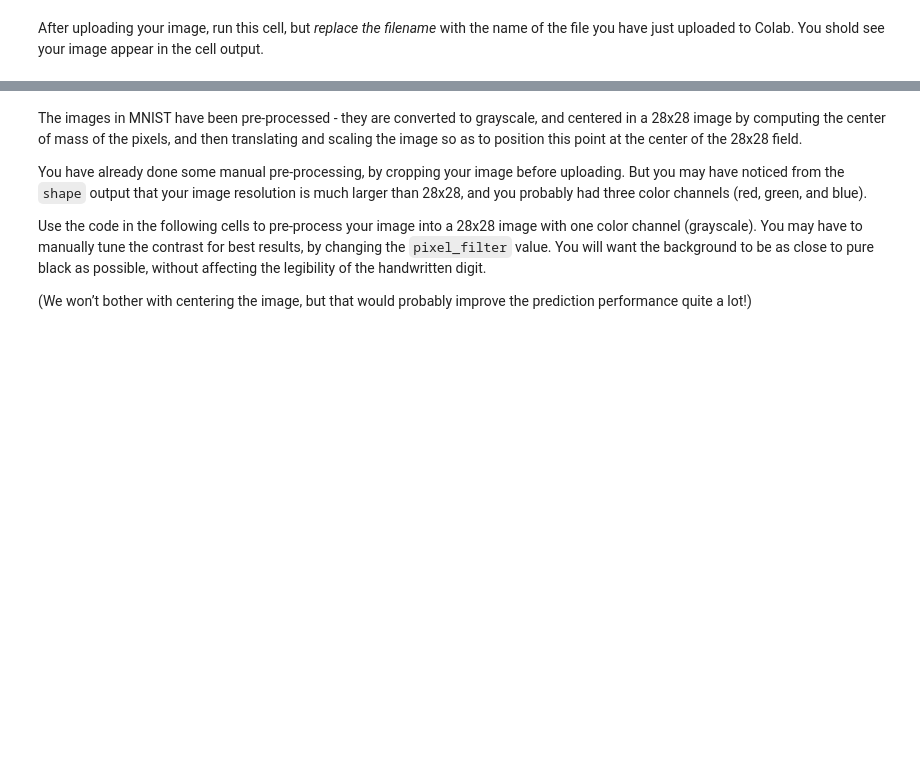
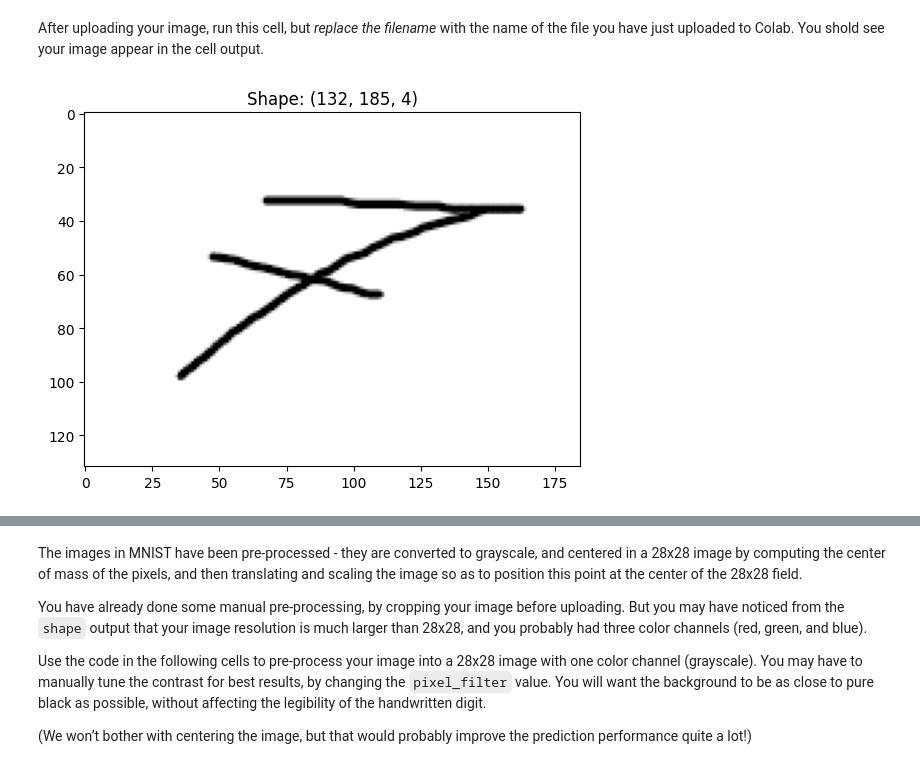
Before and after one commit to ZoeMcFife/5AHITM, a Jupyter notebook: INSY/Colab/#2025-02-27#/digits.ipynb, the cells around one changed output, grey strips where cells are left out. Cells and saved outputs as stored; diff of their text form; code cells hidden in the pictures; blank space fills up the shorter version.

```diff
--- a/INSY/Colab/#2025-02-27#/digits.ipynb
+++ b/INSY/Colab/#2025-02-27#/digits.ipynb
@@ -266,11 +336,13 @@ After uploading your image, run this cell, but *replace the filename* with the n
 # %%
 from PIL import Image
 
-filename = '2021-07-01_14-03.png'
+filename = 'Screenshot 2025-03-06 072730.png'
 
 image = Image.open(filename)
 p = plt.imshow(np.asarray(image), cmap=plt.cm.gray,);
 p = plt.title('Shape: ' + str(np.asarray(image).shape))
+# %% [output]
+[figure, added]
 # %% [markdown]
 For example:
 
```
Also changed, not shown: parts of 25 cells of this notebook.
